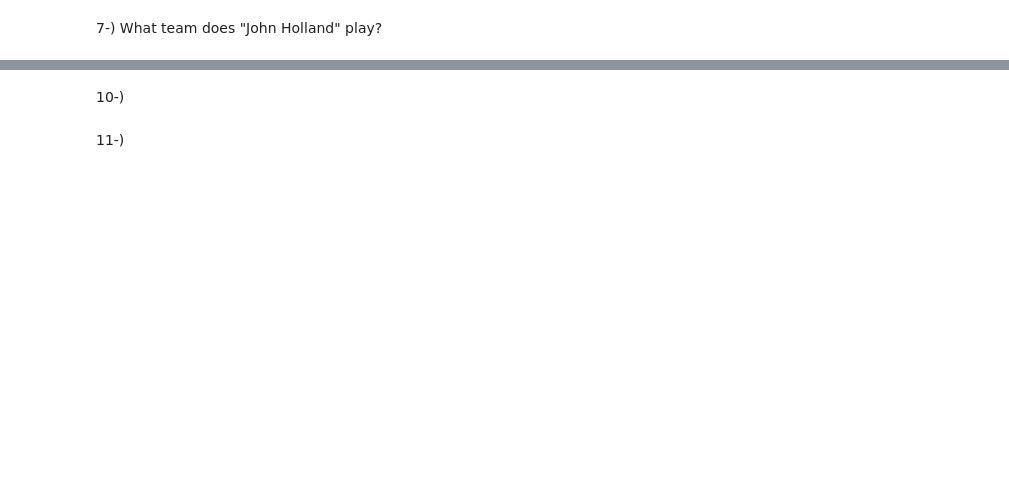
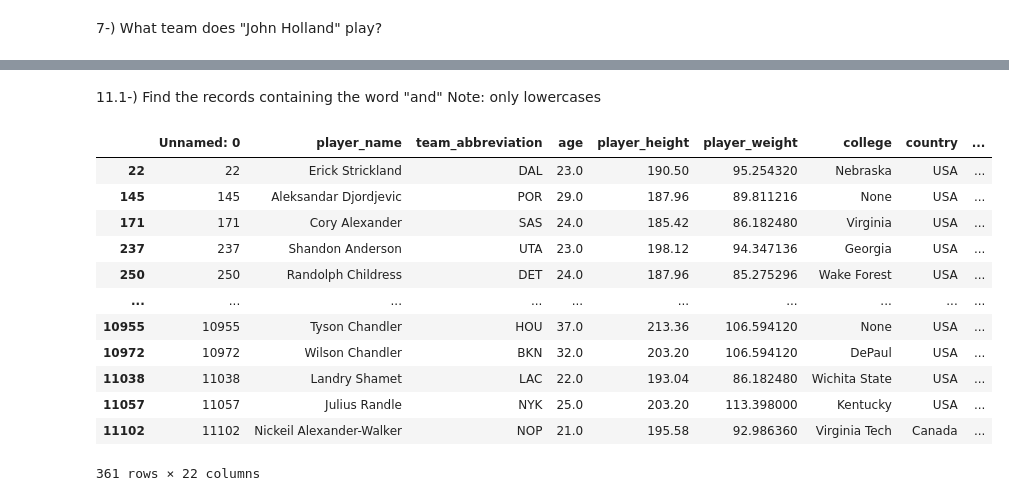
Before and after one commit to develooper1994/DataProcessing_tutorial, a Jupyter notebook: WithPandas/kaggle_competitions/nba_players.ipynb, the cells around one changed output, grey strips where cells are left out. Cells and saved outputs as stored; diff of their text form; code cells hidden in the pictures; blank space fills up the shorter version.

```diff
--- a/WithPandas/kaggle_competitions/nba_players.ipynb
+++ b/WithPandas/kaggle_competitions/nba_players.ipynb
@@ -45,2 +168,0 @@ from matplotlib import pyplot as plt
-# %% [markdown]
-10-)
@@ -49,2 +168,0 @@ from matplotlib import pyplot as plt
-# %% [markdown]
-11-)
@@ -52,0 +169,22 @@ from matplotlib import pyplot as plt
+# %% [markdown]
+11.1-) Find the records containing the word "and"
+Note: only lowercases
+# %%
+# -*-* code *-*-
+df.dropna(inplace=True)  # drop "na" values
+mask_contain = df["player_name"].str.contains("and")
+df[mask_contain]
+# %% [output]
+|  | Unnamed: 0 | player_name | team_abbreviation | age | player_height | player_weight | college | country | ... |
+| 22 | 22 | Erick Strickland | DAL | 23.0 | 190.50 | 95.254320 | Nebraska | USA | ... |
+| 145 | 145 | Aleksandar Djordjevic | POR | 29.0 | 187.96 | 89.811216 | None | USA | ... |
+| 171 | 171 | Cory Alexander | SAS | 24.0 | 185.42 | 86.182480 | Virginia | USA | ... |
+| 237 | 237 | Shandon Anderson | UTA | 23.0 | 198.12 | 94.347136 | Georgia | USA | ... |
+| 250 | 250 | Randolph Childress | DET | 24.0 | 187.96 | 85.275296 | Wake Forest | USA | ... |
+| ... | ... | ... | ... | ... | ... | ... | ... | ... | ... |
+| 10955 | 10955 | Tyson Chandler | HOU | 37.0 | 213.36 | 106.594120 | None | USA | ... |
+| 10972 | 10972 | Wilson Chandler | BKN | 32.0 | 203.20 | 106.594120 | DePaul | USA | ... |
+| 11038 | 11038 | Landry Shamet | LAC | 22.0 | 193.04 | 86.182480 | Wichita State | USA | ... |
+| 11057 | 11057 | Julius Randle | NYK | 25.0 | 203.20 | 113.398000 | Kentucky | USA | ... |
+| 11102 | 11102 | Nickeil Alexander-Walker | NOP | 21.0 | 195.58 | 92.986360 | Virginia Tech | Canada | ... |
+361 rows × 22 columns
```
Also changed, not shown: parts of 31 cells of this notebook, 1 other file.
